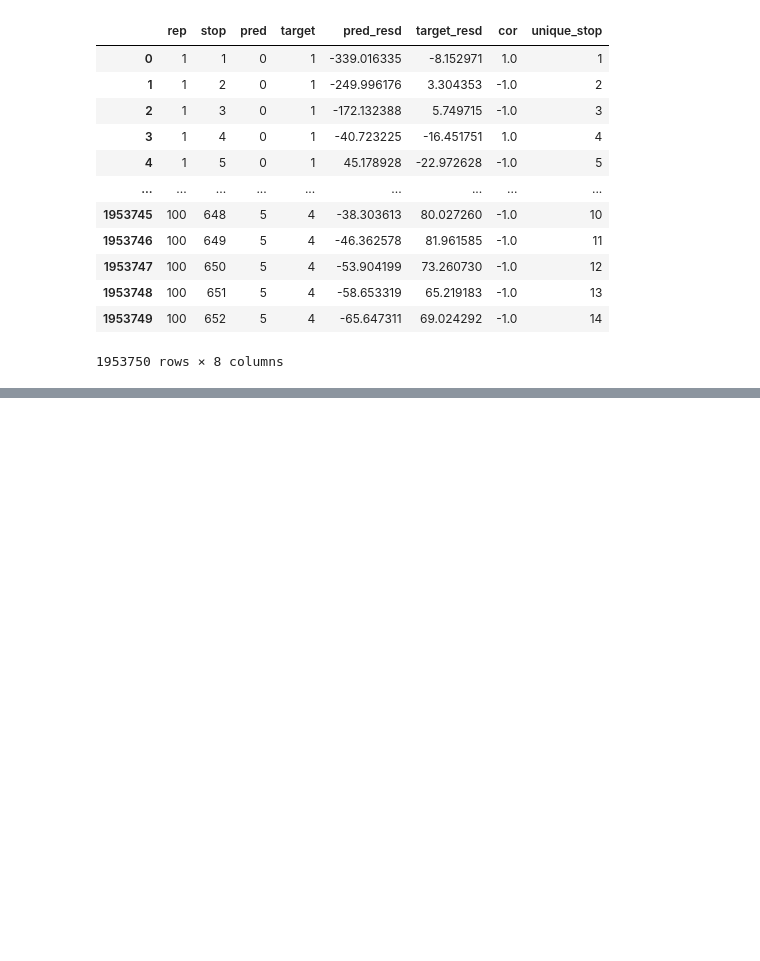
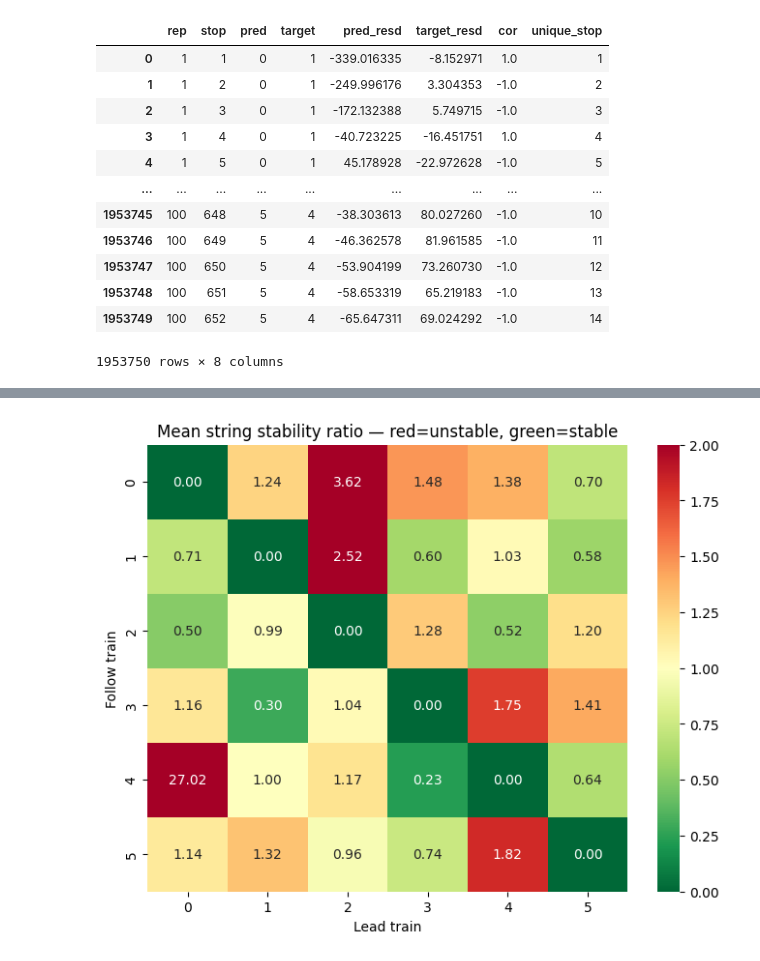
Before and after one commit to peppy-senpai/MBTA, a Jupyter notebook: part4_post_sim_analysis.ipynb, the cells around one changed output, grey strips where cells are left out. Cells and saved outputs as stored; diff of their text form; code cells hidden in the pictures; blank space fills up the shorter version.

```diff
--- a/part4_post_sim_analysis.ipynb
+++ b/part4_post_sim_analysis.ipynb
@@ -445,0 +404,27 @@ Mean ratio       : 1.458
+# %%
+offset = 0
+n_trains = len(resd['pred'].unique())
+# For every pair, compute mean stability ratio
+stability_matrix = np.zeros((n_trains, n_trains))
+
+for pred in resd['pred'].unique():
+    for target in resd.loc[resd['pred']==pred, 'target'].unique():
+        temp = resd[(resd['pred']==pred) & (resd['target']==target)]
+
+        y_target = temp.groupby('rep')['target_resd'].apply(lambda x: x.ewm(span=20).mean()) + offset
+        y_pred   = temp.groupby('rep')['pred_resd'].apply(lambda x: x.ewm(span=20).mean()) + offset
+
+        ratio    = y_target / y_pred
+
+        stability_matrix[target, pred] = ratio.mean()
+
+# Heatmap
+plt.figure(figsize=(8, 6))
+sns.heatmap(np.abs(stability_matrix), annot=True, fmt='.2f', cmap='RdYlGn_r',
+            center=1, vmin=0, vmax=2)
+plt.xlabel("Lead train")
+plt.ylabel("Follow train")
+plt.title("Mean string stability ratio — red=unstable, green=stable")
+plt.show()
+# %% [output]
+[figure, added]
```
Also changed, not shown: parts of 3 cells of this notebook, 4 other files.
